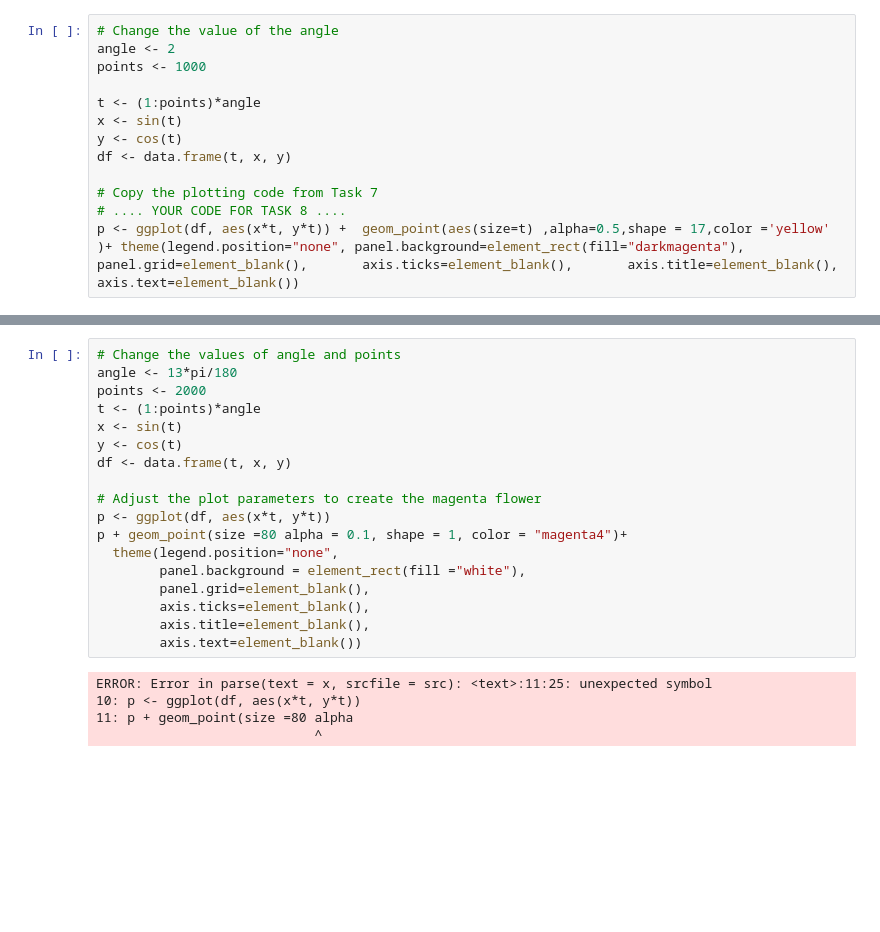
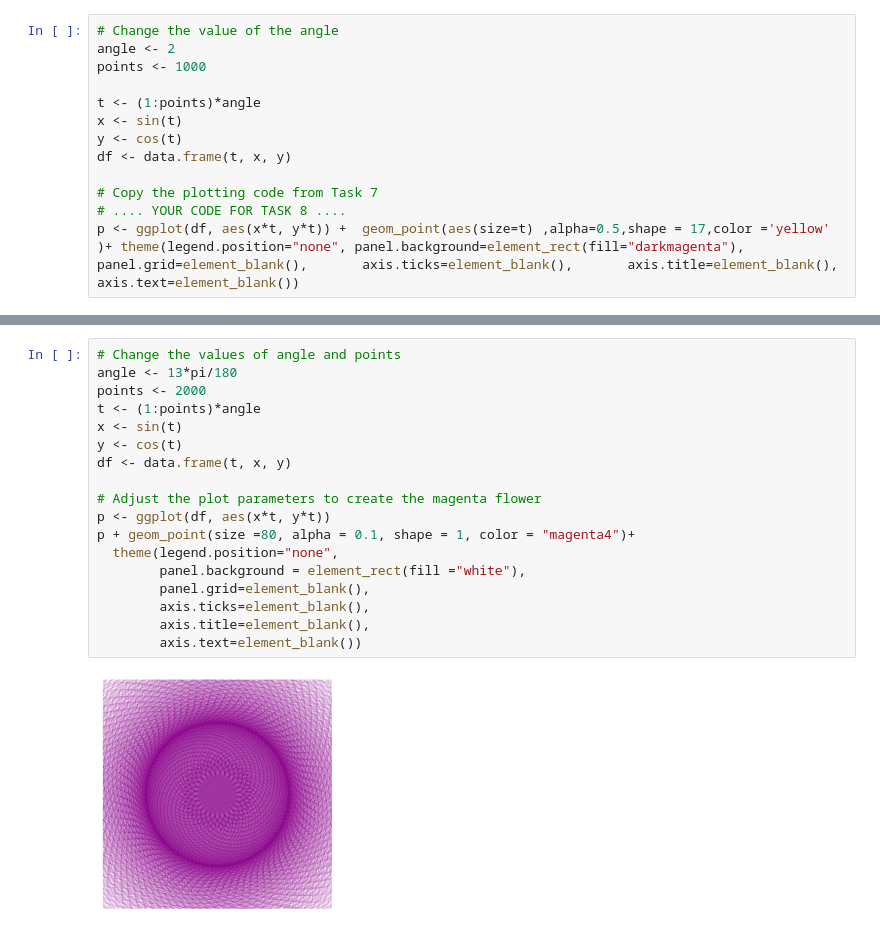
Before and after one commit to RaCodes/R-Project---DataCamp, a Jupyter notebook: notebook.ipynb, the cells around one changed output, grey strips where cells are left out. Cells and saved outputs as stored; diff of their text form; blank space fills up the shorter version.

```diff
--- a/notebook.ipynb
+++ b/notebook.ipynb
@@ -144,23 +145,20 @@ p <- ggplot(df, aes(x*t, y*t)) +  geom_point(aes(size=t) ,alpha=0.5,shape = 17,c
 # %%
 # Change the values of angle and points
 angle <- 13*pi/180
 points <- 2000
 t <- (1:points)*angle
 x <- sin(t)
 y <- cos(t)
 df <- data.frame(t, x, y)
 
 # Adjust the plot parameters to create the magenta flower
 p <- ggplot(df, aes(x*t, y*t))
-p + geom_point(size =80 alpha = 0.1, shape = 1, color = "magenta4")+
+p + geom_point(size =80, alpha = 0.1, shape = 1, color = "magenta4")+
   theme(legend.position="none",
         panel.background = element_rect(fill ="white"),
         panel.grid=element_blank(),
         axis.ticks=element_blank(),
         axis.title=element_blank(),
         axis.text=element_blank())
 # %% [output]
-ERROR: Error in parse(text = x, srcfile = src): <text>:11:25: unexpected symbol
-10: p <- ggplot(df, aes(x*t, y*t))
-11: p + geom_point(size =80 alpha
-                            ^
+[figure, added]
```
Also changed, not shown: parts of 1 cell of this notebook.
